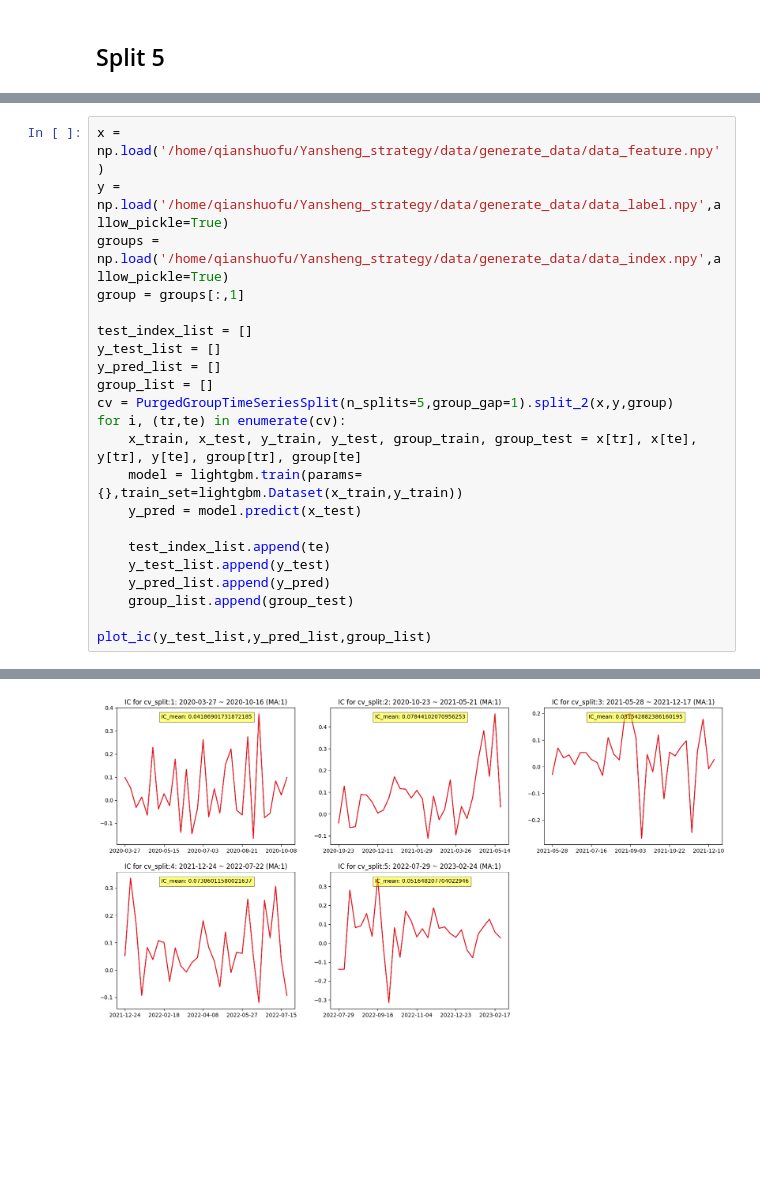
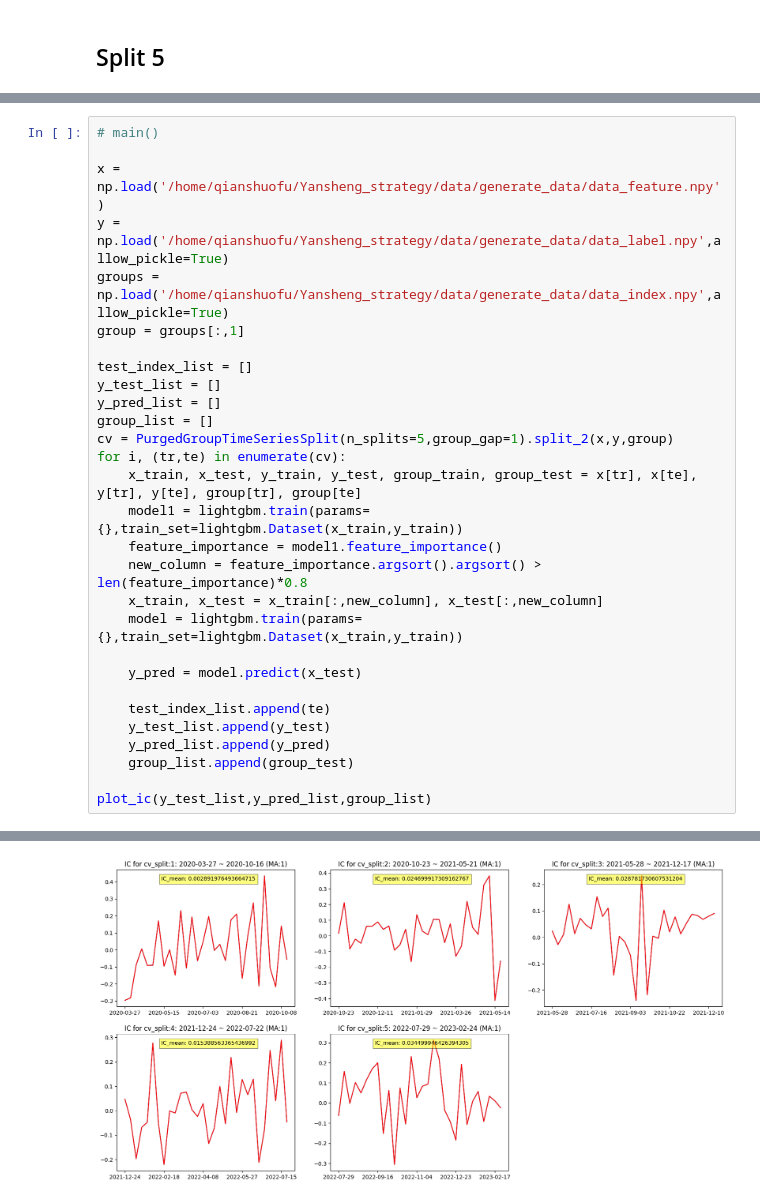
Before and after one commit to shuofu-qian/Yansheng_strategy, a Jupyter notebook: t_plus_max5_first_tradeday/1.ipynb, the cells around one changed output, grey strips where cells are left out. Drawn from its saved outputs; the diff is of its cells as text; blank space fills up the shorter version.

```diff
--- a/t_plus_max5_first_tradeday/1.ipynb
+++ b/t_plus_max5_first_tradeday/1.ipynb
@@ -84,4 +93,6 @@ max    4.684580e+06  401393.632438   0.004308   0.086893
 # %%
+# main()
+
 x = np.load('/home/qianshuofu/Yansheng_strategy/data/generate_data/data_feature.npy')
 y = np.load('/home/qianshuofu/Yansheng_strategy/data/generate_data/data_label.npy',allow_pickle=True)
 groups = np.load('/home/qianshuofu/Yansheng_strategy/data/generate_data/data_index.npy',allow_pickle=True)
@@ -94,7 +105,12 @@ group_list = []
 cv = PurgedGroupTimeSeriesSplit(n_splits=5,group_gap=1).split_2(x,y,group)
 for i, (tr,te) in enumerate(cv):
     x_train, x_test, y_train, y_test, group_train, group_test = x[tr], x[te], y[tr], y[te], group[tr], group[te]
+    model1 = lightgbm.train(params={},train_set=lightgbm.Dataset(x_train,y_train))
+    feature_importance = model1.feature_importance()
+    new_column = feature_importance.argsort().argsort() > len(feature_importance)*0.8
+    x_train, x_test = x_train[:,new_column], x_test[:,new_column]
     model = lightgbm.train(params={},train_set=lightgbm.Dataset(x_train,y_train))
+
     y_pred = model.predict(x_test)
 
     test_index_list.append(te)
@@ -124,2 +140,2 @@ You can set `force_col_wise=true` to remove the overhead.
-[figure, old version]
+[figure, new version]
 # %%
```
Also changed, not shown: parts of 12 cells of this notebook, 1 other file.
